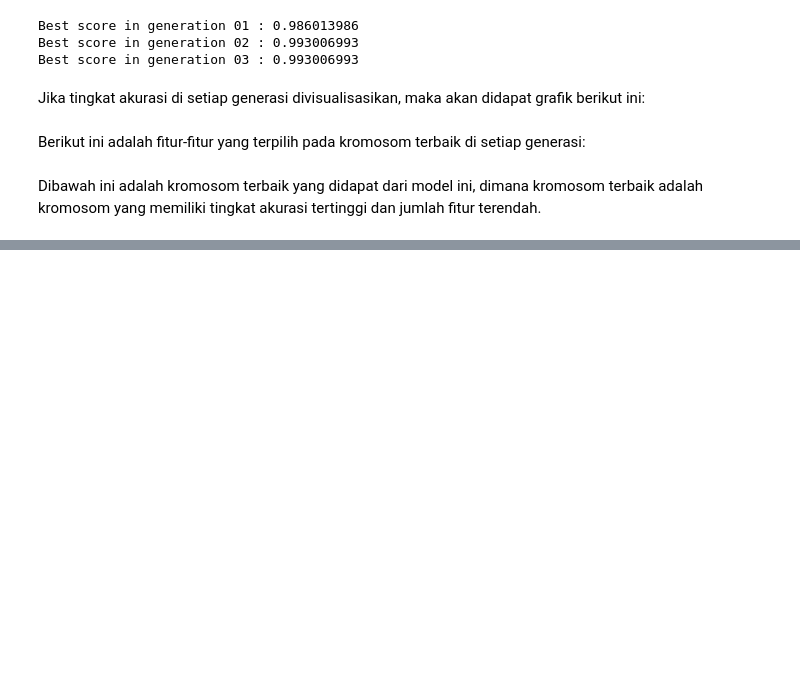
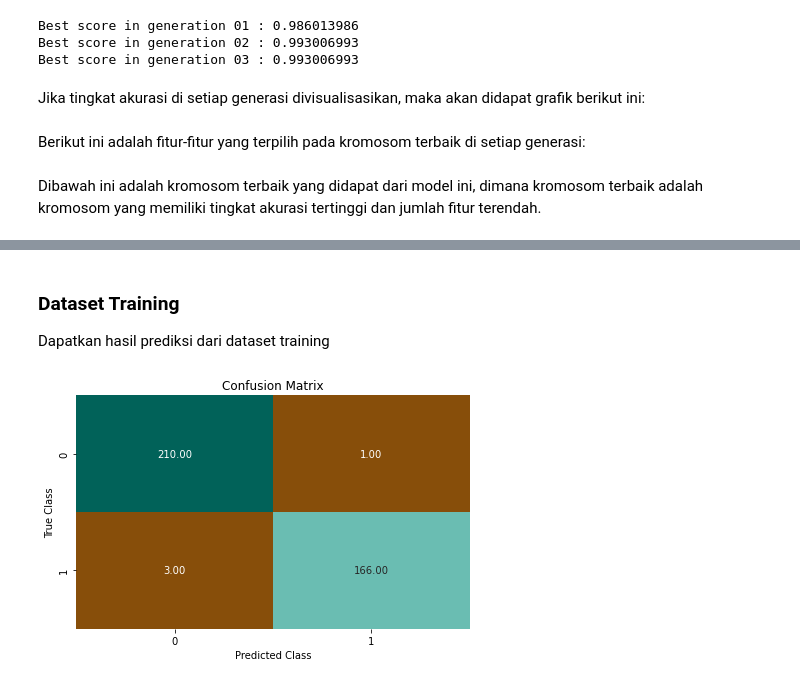
Before and after one commit to wiliamhw/KK-GA-NN, a Jupyter notebook: Neural Network and Genetic Algorithm.ipynb, the cells around one changed output, grey strips where cells are left out. Saved outputs shown, nothing was run; the diff lists cells and outputs as text; code cells hidden in the pictures; blank space fills up the shorter version.

```diff
--- a/Neural Network and Genetic Algorithm.ipynb
+++ b/Neural Network and Genetic Algorithm.ipynb
@@ -484,0 +741,19 @@ show_chromosome(best_chromosome)
+# %%
+def predict(X,Y,iterations,alpha,X_train,Y_train):
+
+    W1,W2,W3,b1,b2,b3,count,caches = gradient_descent(iterations,X_train,Y_train,alpha)
+
+    Z1 = np.dot(W1,X)
+    A1 = tanh(Z1 + b1)
+    Z2 = np.dot(W2,A1)
+    A2 = tanh(Z2 + b2)
+    Z3 = np.dot(W3,A2)
+    A3 = sigmoid(Z3 + b3)
+
+    dummy,m = A3.shape
+    Y_prediction = np.zeros((1, m))
+
+    for i in range(m):
+        Y_prediction[0, i] = 1 if A3[0, i] > 0.5 else 0
+
+    return Y_prediction
@@ -484,0 +863,10 @@ show_chromosome(best_chromosome)
+# %% [markdown]
+### Dataset Training
+
+Dapatkan hasil prediksi dari dataset training
+# %%
+train_predict = predict(X_train,Y_train,1000,0.5,X_train,Y_train)
+
+plot_confusion_matrix(Y_train[0], train_predict[0])
+# %% [output]
+[figure, added]
```
Also changed, not shown: parts of 24 cells of this notebook.
